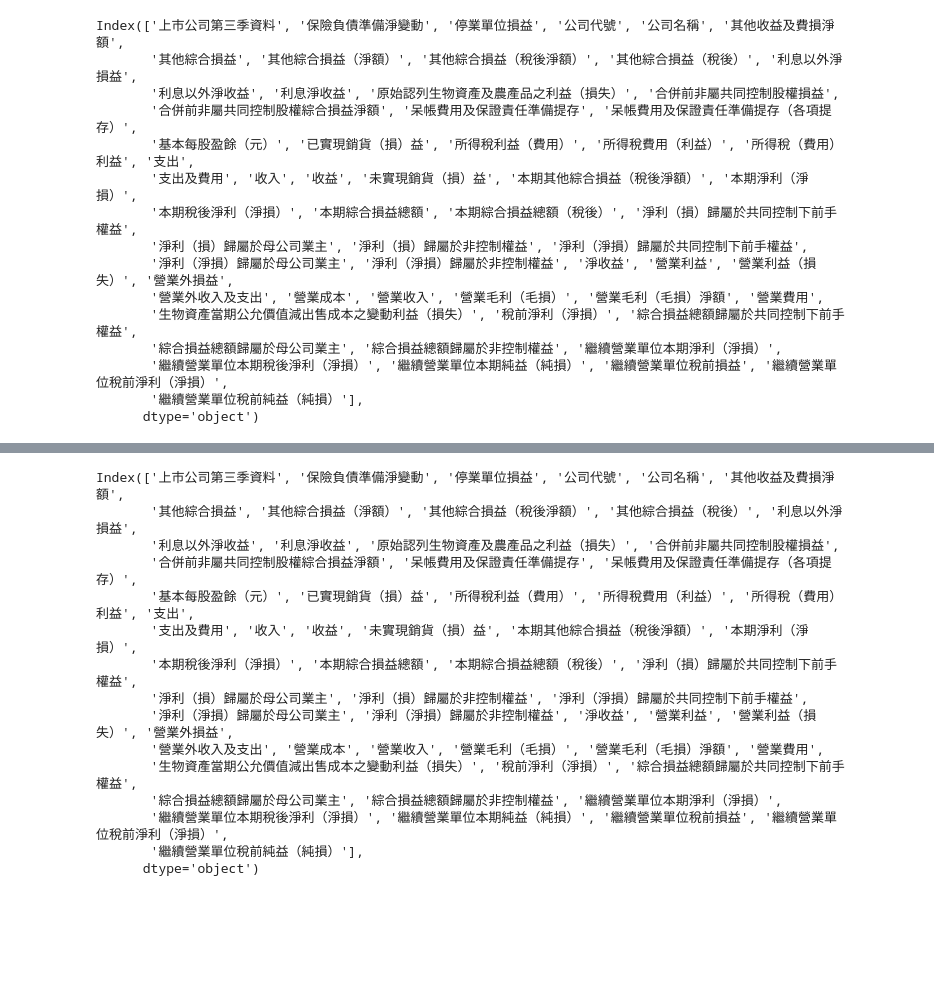
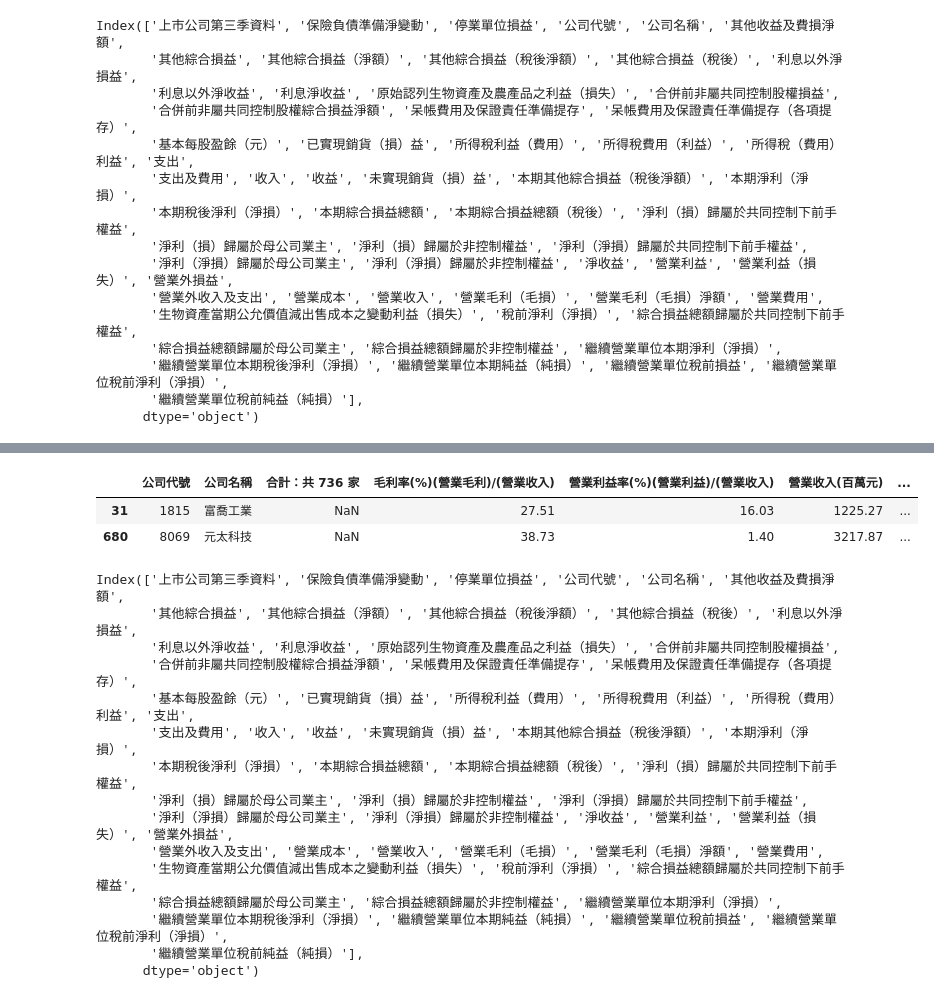
Before and after one commit to ihongChen/StockLab, a Jupyter notebook: twse_analysis.ipynb, the cells around one changed output, grey strips where cells are left out. Cells and saved outputs as stored; diff of their text form; code cells hidden in the pictures; blank space fills up the shorter version.

```diff
--- a/twse_analysis.ipynb
+++ b/twse_analysis.ipynb
@@ -174,5 +203,13 @@ def financial_statement(year, season, type='綜合損益彙總表'):
 # %%
-df_2017_season = financial_statement(2017,1,type='綜合損益彙總表')
+df_2017_season = financial_statement(2017,1,type='營益分析彙總表',typeK='otc')
+# %%
+ids = ['8069','1815']
+# columns = ['公司代號']
+df_2017_season[df_2017_season['公司代號'].isin(ids)]
+# %% [output]
+|  | 公司代號 | 公司名稱 | 合計：共 736 家 | 毛利率(%)(營業毛利)/(營業收入) | 營業利益率(%)(營業利益)/(營業收入) | 營業收入(百萬元) | ... |
+| 31 | 1815 | 富喬工業 | NaN | 27.51 | 16.03 | 1225.27 | ... |
+| 680 | 8069 | 元太科技 | NaN | 38.73 | 1.40 | 3217.87 | ... |
 # %%
 df_2017_season.columns
 # %% [output]
```
Also changed, not shown: parts of 7 cells of this notebook, 2 other files.
